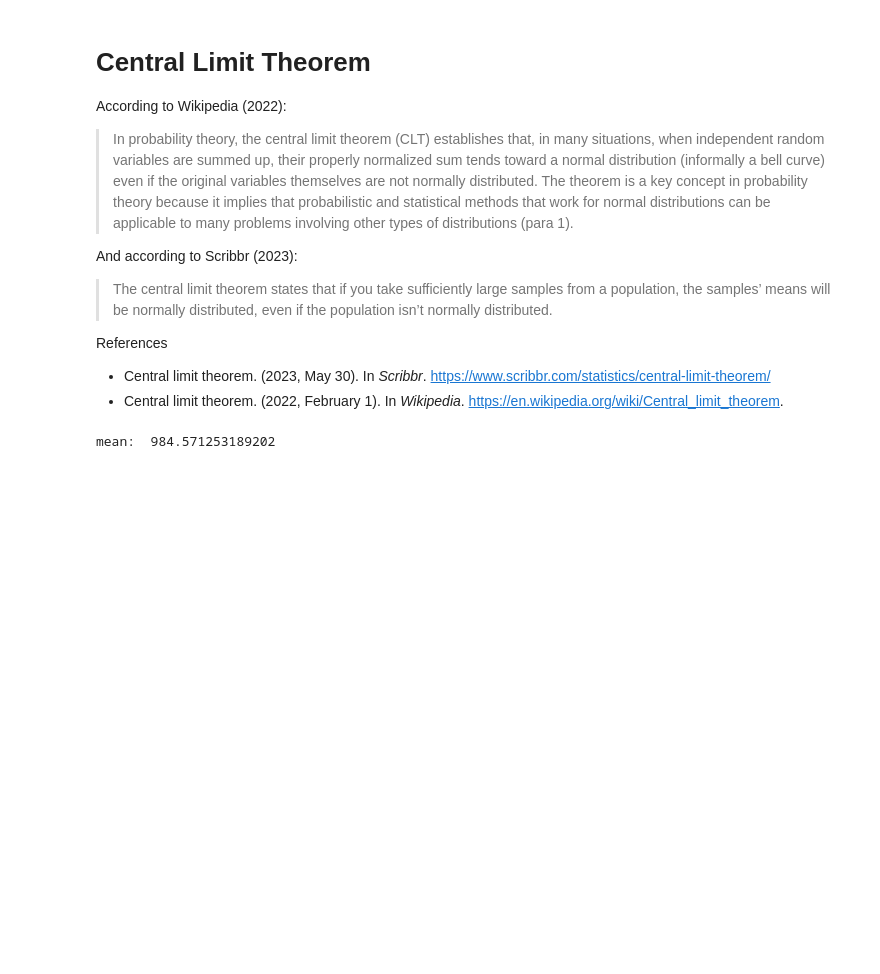
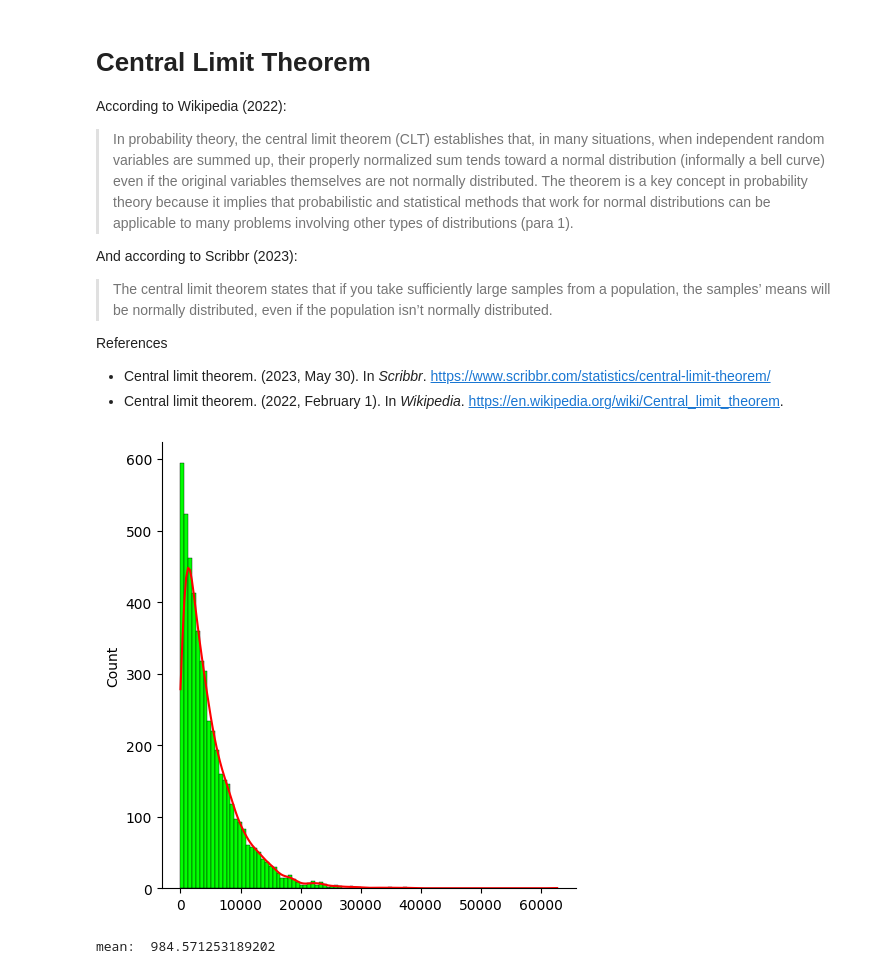
Before and after one commit to gitmystuff/DSChunks, a Jupyter notebook: Central Limit Theorem.ipynb, the cells around one changed output. Saved outputs shown, nothing was run; the diff lists cells and outputs as text; code cells hidden in the pictures; blank space fills up the shorter version.

```diff
--- a/Central Limit Theorem.ipynb
+++ b/Central Limit Theorem.ipynb
@@ -12,6 +12,16 @@ And according to Scribbr (2023):
 References<br />
 * Central limit theorem. (2023, May 30). In *Scribbr*. https://www.scribbr.com/statistics/central-limit-theorem/
 * Central limit theorem. (2022, February 1). In *Wikipedia*. https://en.wikipedia.org/wiki/Central_limit_theorem.
+# %%
+import numpy as np
+import seaborn as sns
+
+# gamma models continuous positive skewed random variables
+# non-parametric kernel density estimation is a smoothing technique for probability density estimation
+data = np.random.gamma(1, 5000, 5000)
+sns.displot(data, kde=True, color='red', facecolor='lime');
+# %% [output]
+[figure, added]
 # %%
 # https://levelup.gitconnected.com/large-numbers-and-central-limit-theorem-using-numpy-1c8199ef63b1
 # create right skewed data
```
Also changed, not shown: parts of 1 cell of this notebook.
